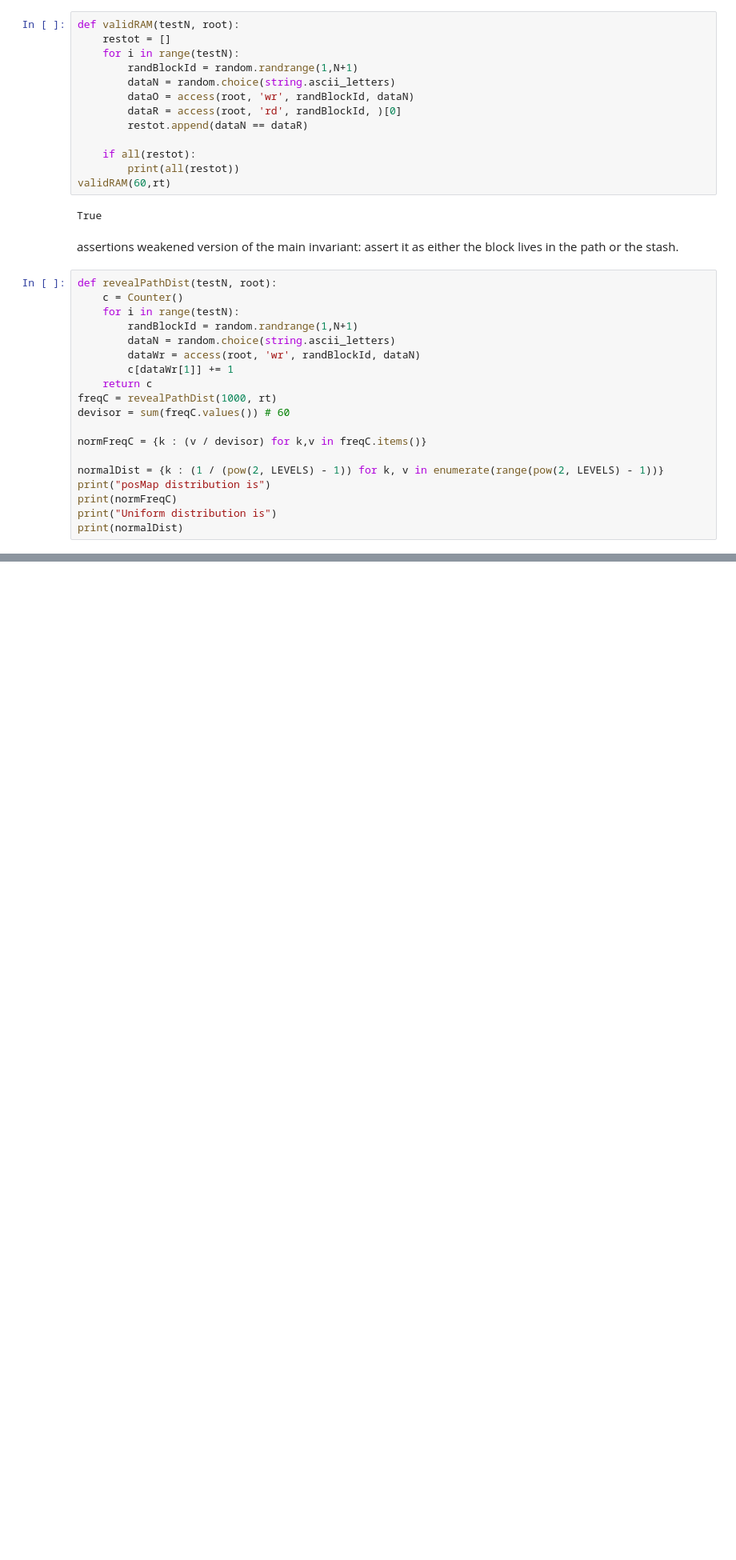
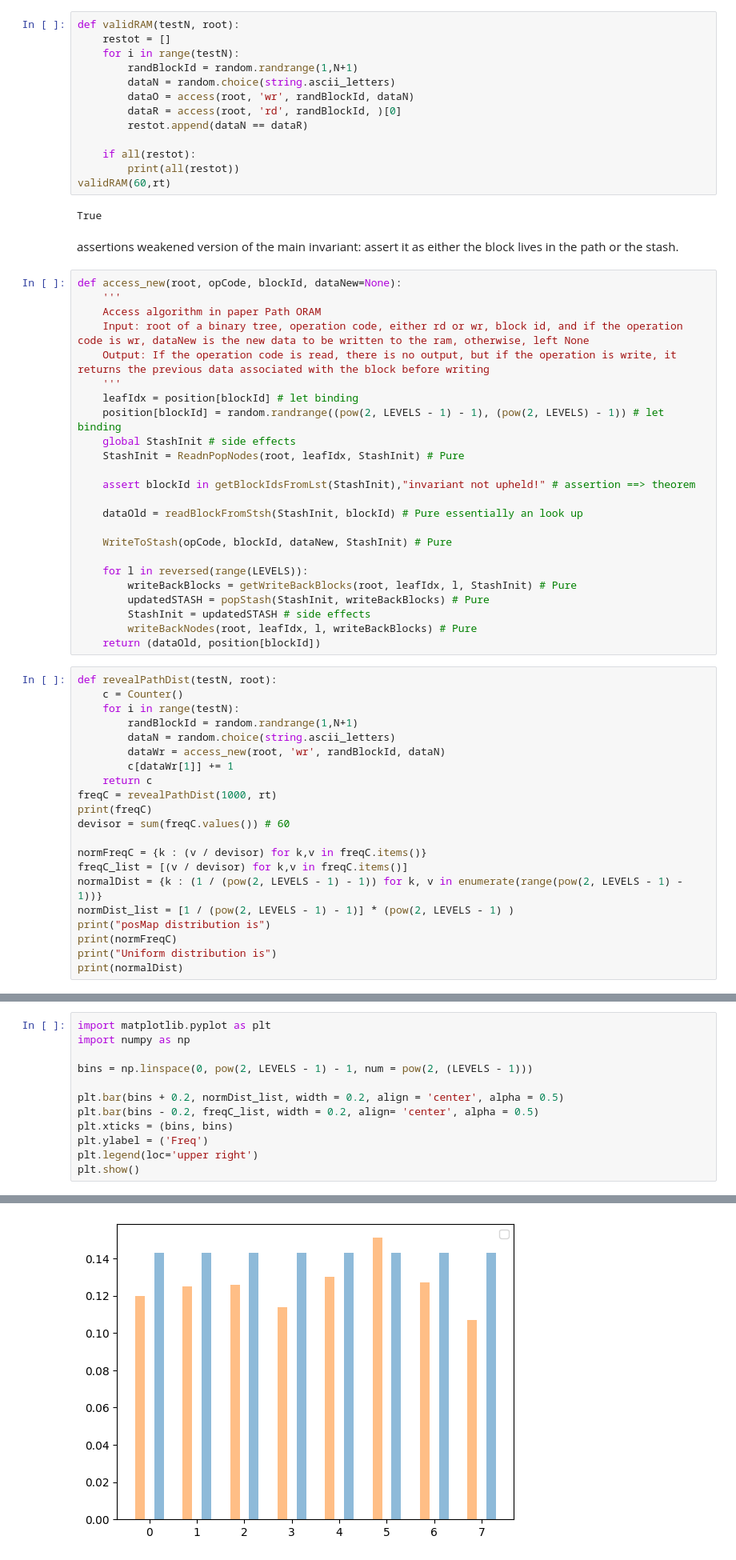
Before and after one commit to PalindromeLeung/PathORAM, a Jupyter notebook: PathORAMpy/PathORAM.ipynb, the cells around one changed output, grey strips where cells are left out. Shown: that part at 80% size. Cells and saved outputs as stored; diff of their text form; blank space fills up the shorter version.

Commit message:
plots

```diff
--- a/PathORAMpy/PathORAM.ipynb
+++ b/PathORAMpy/PathORAM.ipynb
@@ -441,21 +445,47 @@ True
 # %% [markdown]
 assertions
 weakened version of the main invariant: assert it as either the block lives in the path or the stash.
+# %%
+def access_new(root, opCode, blockId, dataNew=None):
+	'''
+	Access algorithm in paper Path ORAM
+	Input: root of a binary tree, operation code, either rd or wr, block id, and if the operation code is wr, dataNew is the new data to be written to the ram, otherwise, left None
+	Output: If the operation code is read, there is no output, but if the operation is write, it returns the previous data associated with the block before writing
+	'''
+	leafIdx = position[blockId] # let binding
+	position[blockId] = random.randrange((pow(2, LEVELS - 1) - 1), (pow(2, LEVELS) - 1)) # let binding
+	global StashInit # side effects
+	StashInit = ReadnPopNodes(root, leafIdx, StashInit) # Pure
+
+	assert blockId in getBlockIdsFromLst(StashInit),"invariant not upheld!" # assertion ==> theorem
+
+	dataOld = readBlockFromStsh(StashInit, blockId) # Pure essentially an look up
+
+	WriteToStash(opCode, blockId, dataNew, StashInit) # Pure
+
+	for l in reversed(range(LEVELS)):
+		writeBackBlocks = getWriteBackBlocks(root, leafIdx, l, StashInit) # Pure
+		updatedSTASH = popStash(StashInit, writeBackBlocks) # Pure
+		StashInit = updatedSTASH # side effects
+		writeBackNodes(root, leafIdx, l, writeBackBlocks) # Pure
+	return (dataOld, position[blockId])
 # %%
 def revealPathDist(testN, root):
     c = Counter()
     for i in range(testN):
         randBlockId = random.randrange(1,N+1)
         dataN = random.choice(string.ascii_letters)
-        dataWr = access(root, 'wr', randBlockId, dataN)
+        dataWr = access_new(root, 'wr', randBlockId, dataN)
         c[dataWr[1]] += 1
     return c
 freqC = revealPathDist(1000, rt)
+print(freqC)
 devisor = sum(freqC.values()) # 60
 
 normFreqC = {k : (v / devisor) for k,v in freqC.items()}
-
-normalDist = {k : (1 / (pow(2, LEVELS) - 1)) for k, v in enumerate(range(pow(2, LEVELS) - 1))}
+freqC_list = [(v / devisor) for k,v in freqC.items()]
+normalDist = {k : (1 / (pow(2, LEVELS - 1) - 1)) for k, v in enumerate(range(pow(2, LEVELS - 1) - 1))}
+normDist_list = [1 / (pow(2, LEVELS - 1) - 1)] * (pow(2, LEVELS - 1) )
 print("posMap distribution is")
 print(normFreqC)
 print("Uniform distribution is")
@@ -467,0 +499,13 @@ Uniform distribution is
+# %%
+import matplotlib.pyplot as plt
+import numpy as np
+
+bins = np.linspace(0, pow(2, LEVELS - 1) - 1, num = pow(2, (LEVELS - 1)))
+
+plt.bar(bins + 0.2, normDist_list, width = 0.2, align = 'center', alpha = 0.5)
+plt.bar(bins - 0.2, freqC_list, width = 0.2, align= 'center', alpha = 0.5)
+plt.xticks = (bins, bins)
+plt.ylabel = ('Freq')
+plt.legend(loc='upper right')
+plt.show()
+# %% [output]
@@ -467,0 +513 @@ Uniform distribution is
+[figure, added]
```
Also changed, not shown: parts of 4 cells of this notebook.
